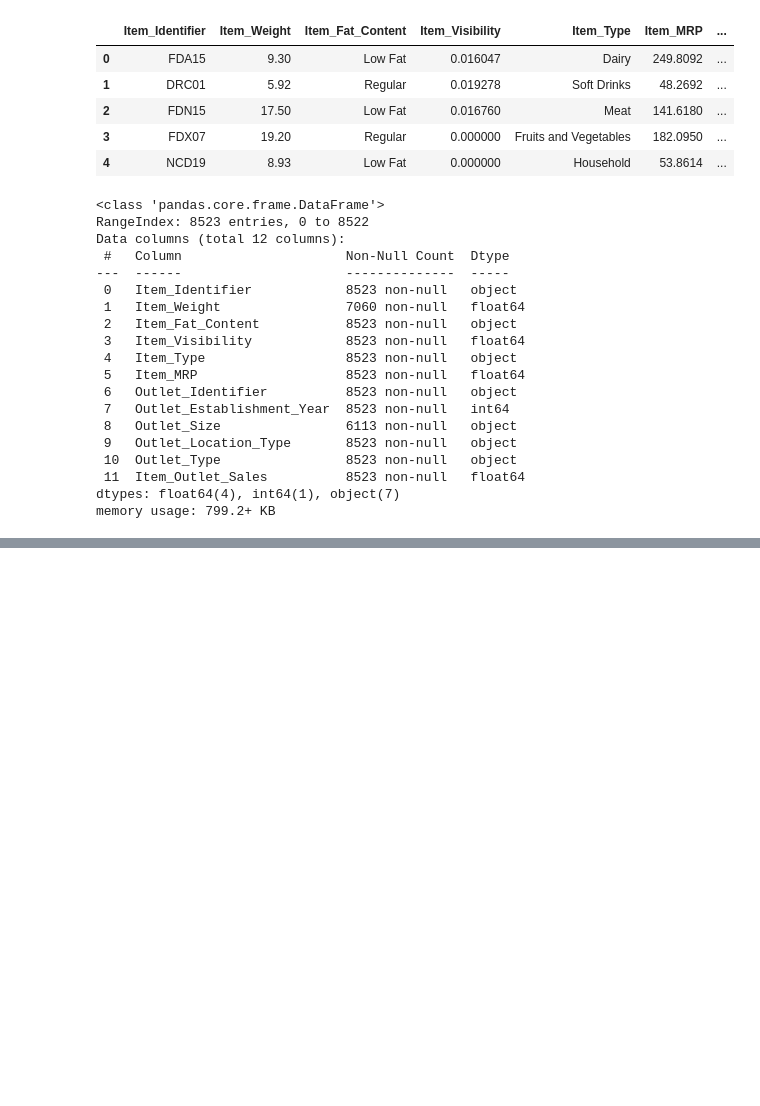
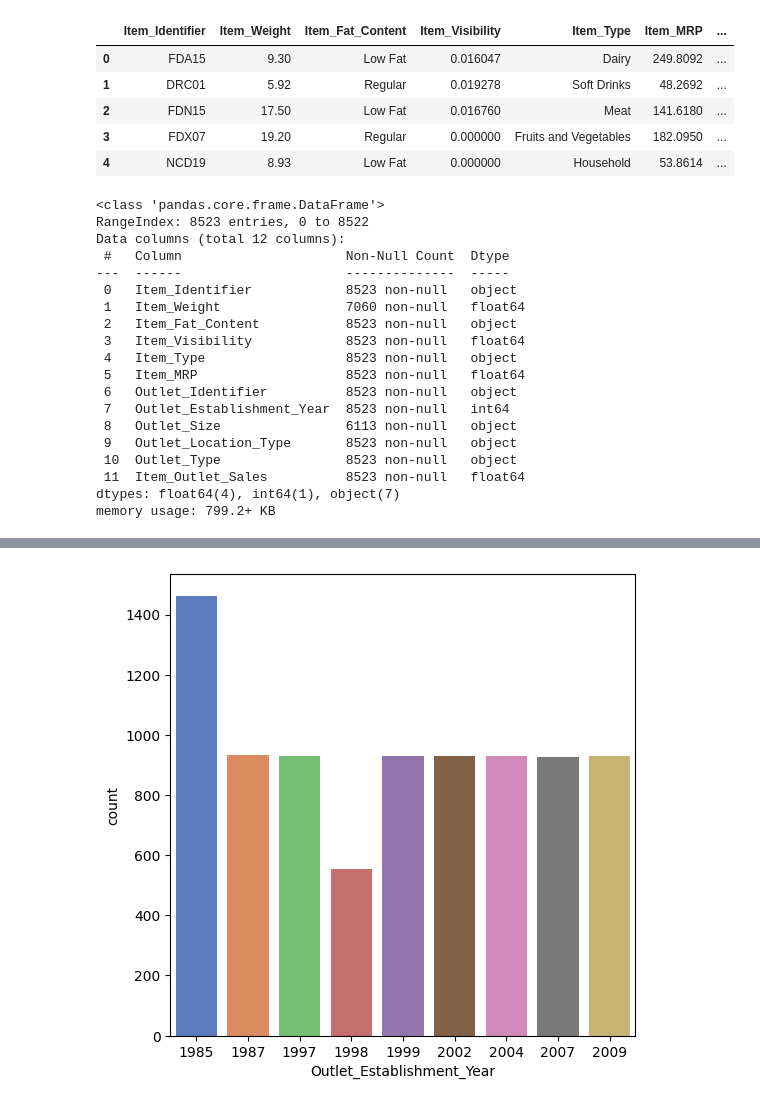
Before and after one commit to sagar-raj-yadav/Big_Mart_sales_Analysis, a Jupyter notebook: BigMart.ipynb, the cells around one changed output, grey strips where cells are left out. Drawn from its saved outputs; the diff is of its cells as text; code cells hidden in the pictures; blank space fills up the shorter version.

```diff
--- a/BigMart.ipynb
+++ b/BigMart.ipynb
@@ -112,0 +147,7 @@ dtype: int64
+# %%
+#chart of Outlet_Establishment_Year
+plt.figure(figsize=(6,6))
+sns.countplot(x='Outlet_Establishment_Year', data=bigMartDataSet,palette='muted')
+plt.show()
+# %% [output]
+[figure, added]
```
Also changed, not shown: parts of 21 cells of this notebook.
